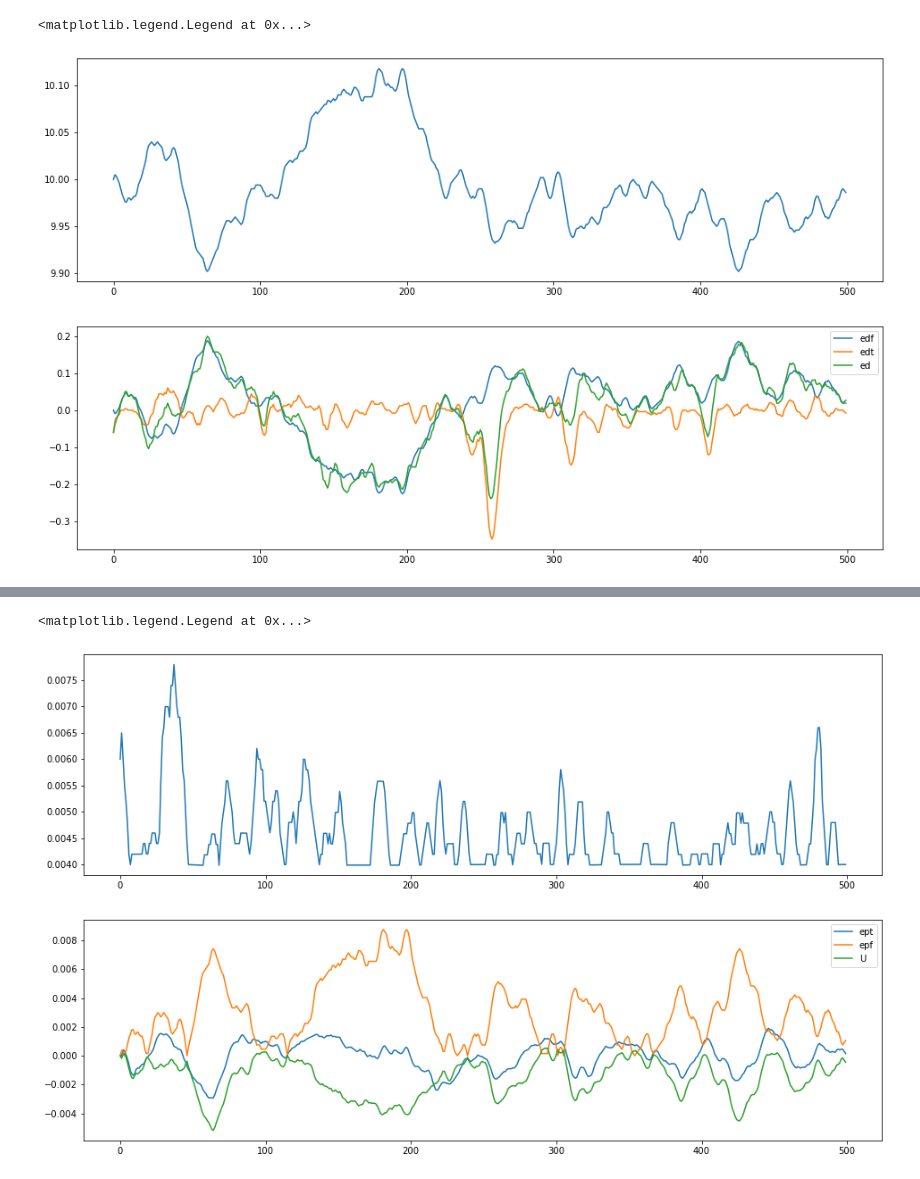
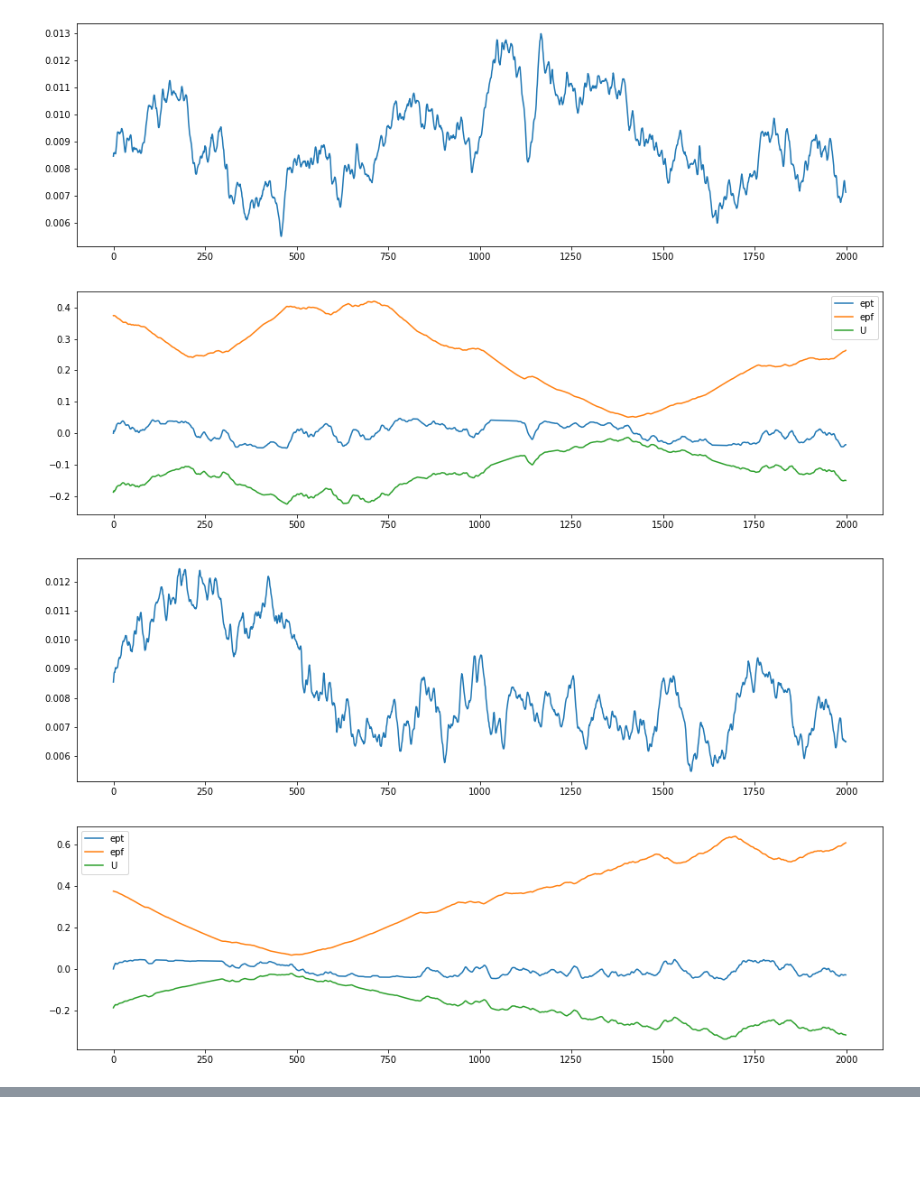
Before and after one commit to ggraziano98/MAS, a Jupyter notebook: analisi dati.ipynb, the cells around one changed output, grey strips where cells are left out. Drawn from its saved outputs; the diff is of its cells as text; code cells hidden in the pictures; blank space fills up the shorter version.

```diff
--- a/analisi dati.ipynb
+++ b/analisi dati.ipynb
@@ -27,0 +6,5 @@ ax[1].plot(model_df.technical_fraction)
+# %%
+RESULT_DIR = "results/test_run"
+with open(f'{RESULT_DIR}/conf.pkl', 'rb') as f:
+    CONST = pickle.load(f)
+    assert RESULT_DIR == CONST['RESULT_DIR']
@@ -28,10 +37,18 @@ ax[1].plot(model_df.technical_fraction)
 # %%
-edt = (model_df.tech_optimists - model_df.tech_pessimists) * tc  # excess technical demand
-edf = model_df.nf * gamma * (pf - model_df.price)
+fig , ax = plt.subplots(2,1, figsize=(16, 10))
 
-model_df["edt"] = edt
-model_df["edf"] = edf
-model_df["ed"]  = edt + edf
+for model_df in df_list:
 
-model_df.head()
+    edt = (model_df.tech_optimists - model_df.tech_pessimists) * CONST['tc']  # excess technical demand
+    edf = model_df.nf * CONST['gamma'] * (CONST['pf'] - model_df.price)
+
+    model_df["edt"] = edt
+    model_df["edf"] = edf
+    model_df["ed"]  = edt + edf
+
+    ax[0].plot(model_df.price)
+    ax[1].plot(model_df.edf, label="edf")
+    ax[1].plot(model_df.edt, label="edt")
+    ax[1].plot(model_df.ed, label="ed")
+    ax[1].legend()
 # %% [output]
@@ -44,11 +56,17 @@ model_df.head()
 # %%
-fig , ax = plt.subplots(2,1, figsize=(16, 10))
+for model_df in df_list:
+    ept = (CONST['r'] + model_df.slope / CONST['v2']) / model_df.price - CONST['R']
+    epf = CONST['s'] * abs((model_df.price - CONST['pf']) / model_df.price)
 
-ax[0].plot(model_df.price)
-ax[1].plot(model_df.edf, label="edf")
-ax[1].plot(model_df.edt, label="edt")
-ax[1].plot(model_df.ed, label="ed")
-ax[1].legend()
+    U = CONST['a3'] * (ept - epf)
+    p_transition = CONST['v2'] * model_df.tech_optimists / CONST['N'] * np.exp(U) * CONST['DT']
+    fig, ax = plt.subplots(2, 1, figsize=(16,10))
+
+    ax[0].plot(p_transition)
+    ax[1].plot(ept, label="ept")
+    ax[1].plot(epf, label="epf")
+    ax[1].plot(U, label="U")
+    ax[1].legend()
 # %% [output]
-<matplotlib.legend.Legend at 0x...>
-[figure, old version]
+[figure, new version]
+[figure, added]
@@ -55,16 +75,0 @@ ax[1].legend()
-# %%
-ept = (r + model_df.slope / v2) / model_df.price - R
-epf = s * abs((model_df.price - pf) / model_df.price)
-
-U = a3 * (ept - epf)
-p_transition = v2 * model_df.tech_optimists / N * np.exp(U) * DT
-
-fig, ax = plt.subplots(2, 1, figsize=(16,10))
-ax[0].plot(p_transition)
-ax[1].plot(ept, label="ept")
-ax[1].plot(epf, label="epf")
-ax[1].plot(U, label="U")
-ax[1].legend()
-# %% [output]
-<matplotlib.legend.Legend at 0x...>
-[figure, removed]
```
Also changed, not shown: parts of 8 cells of this notebook, 4 other files.
